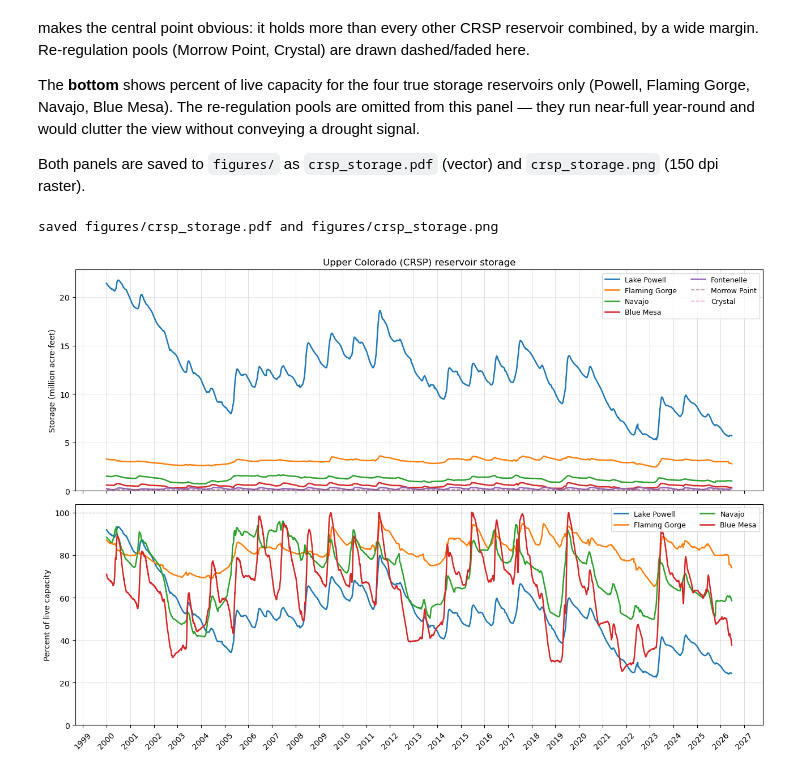
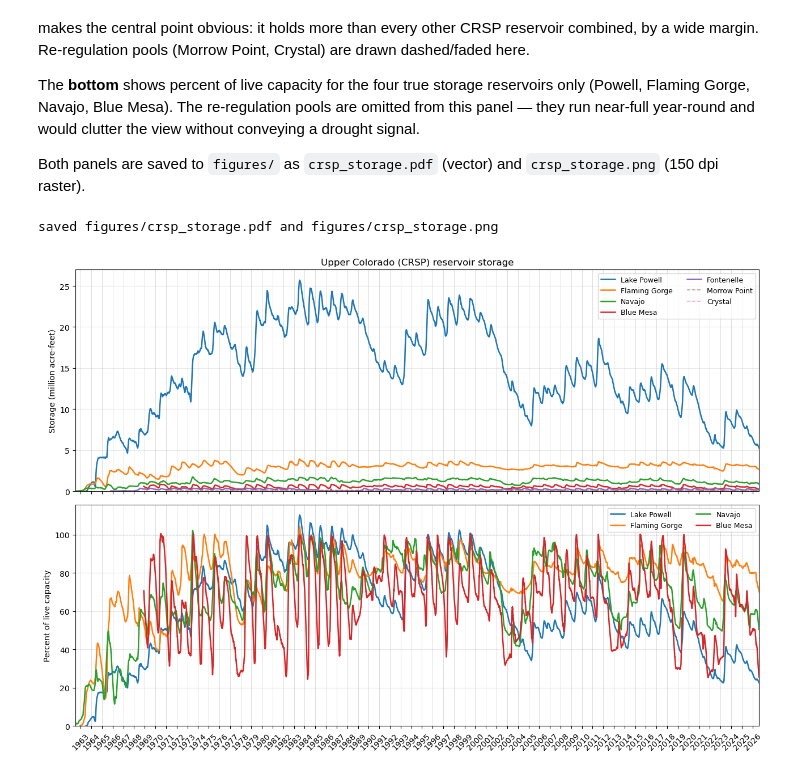
Before and after one commit to gregorywanderson/rivers, a Jupyter notebook: grand_canyon/crsp.ipynb, the cells around one changed output. Cells and saved outputs as stored; diff of their text form; code cells hidden in the pictures.

Commit message:
moved start to 1963

```diff
--- a/grand_canyon/crsp.ipynb
+++ b/grand_canyon/crsp.ipynb
@@ -129,7 +129,7 @@ import requests
 ## Fetch and parse RISE time series
 # %%
 TZ = "America/Phoenix"
-START_DATE = "20000101"
+START_DATE = "19630101"
 END_DATE = (dt.date.today() - dt.timedelta(days=1)).strftime("%Y%m%d")
 #END_DATE = "20260621"
 
@@ -407,31 +407,32 @@ for col in storage_cols:
     style = dict(lw=1.2, ls="--", alpha=0.6) if col in REREG else dict(lw=1.8)
     ax1.plot(storage.index, storage[col] / 1e6, label=col, **style)
 ax1.set_ylim(bottom=0)
 ax1.set_ylabel("Storage (million acre-feet)")
 ax1.set_title("Upper Colorado (CRSP) reservoir storage")
 ax1.legend(loc="upper right", ncol=2, fontsize=9)
 ax1.grid(True, alpha=0.3)
 
 # --- percent of live capacity: storage reservoirs only ---
 for col in pct_cols:
     ax2.plot(percent_full.index, percent_full[col], lw=1.8, label=col)
 ax2.set_ylim(bottom=0)
 ax2.set_ylabel("Percent of live capacity")
 ax2.set_xlabel("")
 ax2.axhline(100, color="gray", lw=0.8, ls="--", alpha=0.6)
 ax2.legend(loc="upper right", ncol=2, fontsize=9)
 ax2.grid(True, alpha=0.3)
 
+ax2.set_xlim(storage.index.min(), storage.index.max())
 plt.tight_layout()
 
 # --- save to figures/ as both pdf (vector) and png (raster) ---
 figdir = Path("figures")
 figdir.mkdir(exist_ok=True)
 fig.savefig(figdir / "crsp_storage.pdf", bbox_inches="tight")
 fig.savefig(figdir / "crsp_storage.png", dpi=150, bbox_inches="tight")
 print(f"saved {figdir/'crsp_storage.pdf'} and {figdir/'crsp_storage.png'}")
 
 plt.show()
 # %% [output]
 saved figures/crsp_storage.pdf and figures/crsp_storage.png
-[figure, old version]
+[figure, new version]
```
Also changed, not shown: parts of 3 cells of this notebook.
